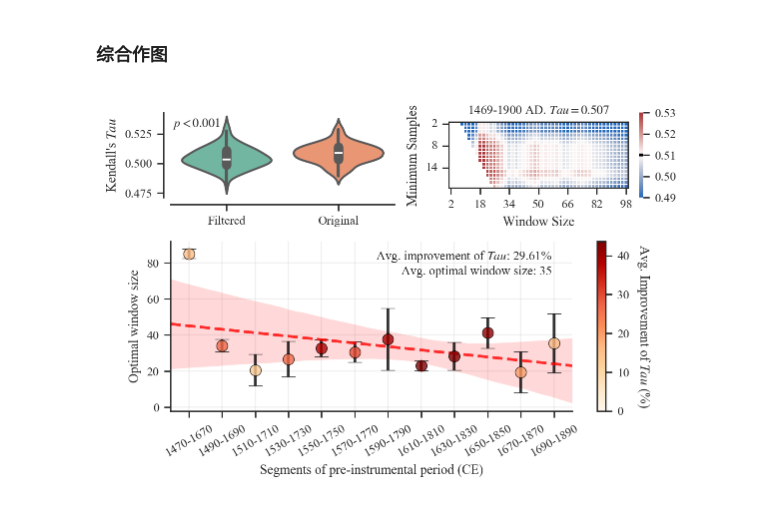
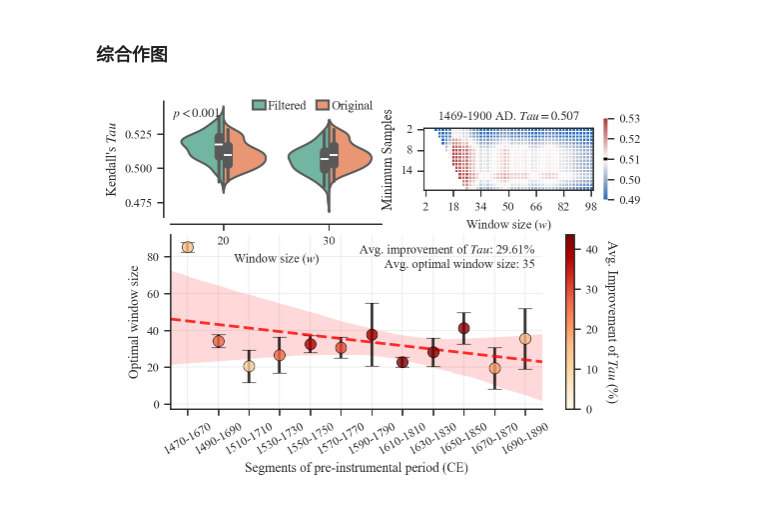
Before and after one commit to SongshGeo/shifting_baseline, a Jupyter notebook: reports/history.ipynb, the cells around one changed output. Drawn from its saved outputs; the diff is of its cells as text; code cells hidden in the pictures.

```diff
--- a/reports/history.ipynb
+++ b/reports/history.ipynb
@@ -237,7 +262,12 @@ Text(0, 0.5, "Kendall's Tau")
 # %%
 fig = plt.figure(figsize=(6, 4), constrained_layout=False)  # 增加高度
 
-gs = fig.add_gridspec(ncols=2, nrows=2, height_ratios=[1, 2])
+gs = fig.add_gridspec(
+    ncols=2,
+    nrows=2,
+    height_ratios=[1, 1.5],
+    hspace=0.12,
+)
 ax1 = fig.add_subplot(gs[0, 1])
 
 df, r_benchmark, ax1 = experiment_corr_2d(
@@ -258,45 +288,70 @@ ax1.set_title(
 ax1.locator_params(axis="x", nbins=9)  # x轴最多9个主刻度
 ax1.locator_params(axis="y", nbins=4)  # y轴最多9个主刻度
 ax1.tick_params(axis="both", rotation=0)
+ax1.set_xlabel("Window size ($w$)", fontsize=9)
 
-
-# 绘制箱线图
-ax2 = fig.add_subplot(gs[0, 0])
-sns.violinplot(data=ds, ax=ax2, palette="Set2", linewidth=1.5)
-sns.despine(ax=ax2, offset=5)
-ax2.set_ylabel("Kendall's $Tau$")
-ax2.text(0.01, 0.95, "$p<0.001$", ha="left", va="top", transform=ax2.transAxes)
 #### ================================================
 ax3 = fig.add_subplot(gs[1, :])
 
 # 绘制不同历史时期的窗口图
 ax3 = plot_correlation_windows(
     max_corr_year,
     max_corr,
     mid_year,
     slice_labels,
     ax=ax3,
 )
 lims = ax3.get_xlim()
 # ax3.axvspan(1636, 1720, color="gray", alpha=0.2, label="Dynasty Transition")
 
 
 mean_improvement = np.stack(max_corr).mean()
 best_year = np.stack(max_corr_year).mean()
 ax3.text(
-    0.95,
+    0.98,
     0.95,
     f"Avg. improvement of $Tau$: {mean_improvement:.2%}\nAvg. optimal window size: {best_year:.0f}",
     ha="right",
     va="top",
     transform=ax3.transAxes,
 )
 ax3.set_xlim(lims)
 ax3.spines["top"].set_visible(False)
 ax3.spines["right"].set_visible(False)
 ax3.set_xlabel("Segments of pre-instrumental period (CE)")
 ax3.set_ylabel("Optimal window size")
-plt.tight_layout()
+
+# 绘制小提琴图 ================================================
+ax2 = fig.add_subplot(gs[0, 0])
+ax2 = sns.violinplot(
+    data=ds,
+    hue="Method",
+    x="Window",
+    y="Kendall's Tau",
+    palette="Set2",
+    linewidth=1.5,
+    split=True,
+)
+ax2.set_xlabel("Window size ($w$)", fontsize=9)
+sns.despine(ax=ax2, offset=5)
+ax2.set_ylabel("Kendall's $Tau$")
+ax2.text(0.01, 0.95, "$p<0.001$", ha="left", va="top", transform=ax2.transAxes)
+ax2.legend(
+    loc="upper right",
+    bbox_to_anchor=(1, 1.08),
+    fontsize=9,
+    ncol=2,
+    title_fontsize=9,
+    frameon=False,
+    handlelength=1.0,  # length of the legend handles
+    handletextpad=0.2,  # space between handle and text
+    columnspacing=0.8,  # space between columns
+    labelspacing=0.2,  # vertical space between rows
+    borderpad=0.2,  # padding inside the legend box
+)
+
+# 综合作图 ================================================
+fig.savefig(cfg.ds.fig4, dpi=300)
 plt.show();
 # %% [output]
-[figure, old version]
+[figure, new version]
```
Also changed, not shown: parts of 5 cells of this notebook, 6 other files.
